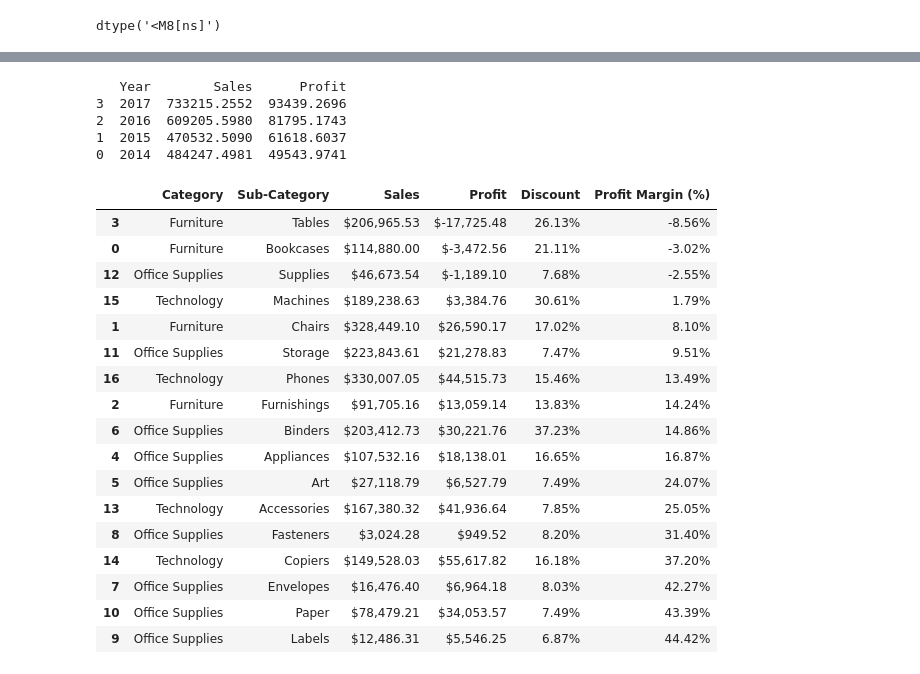
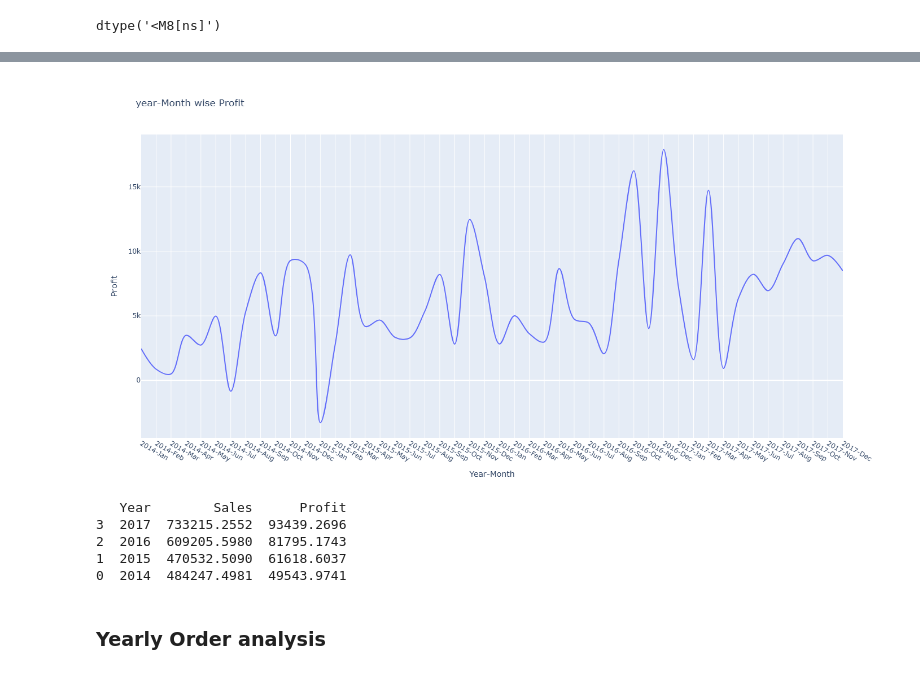
Before and after one commit to Akhil1U/Python_Basics, a Jupyter notebook: Numpy_pandas_matploat/superstore_analysis.ipynb, the cells around one changed output, grey strips where cells are left out. Cells and saved outputs as stored; diff of their text form; code cells hidden in the pictures.

```diff
--- a/Numpy_pandas_matploat/superstore_analysis.ipynb
+++ b/Numpy_pandas_matploat/superstore_analysis.ipynb
@@ -265,0 +389,13 @@ print(first_year)
+# %%
+fig = px.line(monthly_trends,
+             y='Profit',
+             x='Year-Month',
+             title='year-Month wise Profit'
+              ,render_mode="svg",line_shape="spline",)
+fig.update_layout(
+    height=700,
+    width=3000,
+)
+fig.show()
+# %% [output]
+[figure, added]
@@ -275,40 +422,21 @@ print(yearly_trands)
 1  2015  470532.5090  61618.6037
 0  2014  484247.4981  49543.9741
 # %%
-profit_analysis = df.groupby(['Category', 'Sub-Category']).agg({
-    'Sales': 'sum',
-    'Profit': 'sum',
-    'Discount': 'mean'
-}).reset_index()
+# profit_analysis = df.groupby(['Category', 'Sub-Category']).agg({
+#     'Sales': 'sum',
+#     'Profit': 'sum',
+#     'Discount': 'mean'
+# }).reset_index()
 
-# Calculate Profit Margin
-profit_analysis['Profit Margin (%)'] = (profit_analysis['Profit'] / profit_analysis['Sales']) * 100
+# # Calculate Profit Margin
+# profit_analysis['Profit Margin (%)'] = (profit_analysis['Profit'] / profit_analysis['Sales']) * 100
 
-# Format as styled table
-styled_table = (
-    profit_analysis.sort_values('Profit Margin (%)', ascending=True).style.format({
-        'Sales': '${:,.2f}',
-        'Profit': '${:,.2f}',
-        'Discount': '{:.2%}',
-        'Profit Margin (%)': '{:.2f}%'
-    }))
-styled_table
+# # Format as styled table
+# styled_table = (
+#     profit_analysis.sort_values('Profit Margin (%)', ascending=True).style.format({
+#         'Sales': '${:,.2f}',
+#         'Profit': '${:,.2f}',
+#         'Discount': '{:.2%}',
+#         'Profit Margin (%)': '{:.2f}%'
+#     }))
+# styled_table
-# %% [output]
-|  | Category | Sub-Category | Sales | Profit | Discount | Profit Margin (%) |
-| 3 | Furniture | Tables | $206,965.53 | $-17,725.48 | 26.13% | -8.56% |
-| 0 | Furniture | Bookcases | $114,880.00 | $-3,472.56 | 21.11% | -3.02% |
-| 12 | Office Supplies | Supplies | $46,673.54 | $-1,189.10 | 7.68% | -2.55% |
-| 15 | Technology | Machines | $189,238.63 | $3,384.76 | 30.61% | 1.79% |
-| 1 | Furniture | Chairs | $328,449.10 | $26,590.17 | 17.02% | 8.10% |
-| 11 | Office Supplies | Storage | $223,843.61 | $21,278.83 | 7.47% | 9.51% |
-| 16 | Technology | Phones | $330,007.05 | $44,515.73 | 15.46% | 13.49% |
-| 2 | Furniture | Furnishings | $91,705.16 | $13,059.14 | 13.83% | 14.24% |
-| 6 | Office Supplies | Binders | $203,412.73 | $30,221.76 | 37.23% | 14.86% |
-| 4 | Office Supplies | Appliances | $107,532.16 | $18,138.01 | 16.65% | 16.87% |
-| 5 | Office Supplies | Art | $27,118.79 | $6,527.79 | 7.49% | 24.07% |
-| 13 | Technology | Accessories | $167,380.32 | $41,936.64 | 7.85% | 25.05% |
-| 8 | Office Supplies | Fasteners | $3,024.28 | $949.52 | 8.20% | 31.40% |
-| 14 | Technology | Copiers | $149,528.03 | $55,617.82 | 16.18% | 37.20% |
-| 7 | Office Supplies | Envelopes | $16,476.40 | $6,964.18 | 8.03% | 42.27% |
-| 10 | Office Supplies | Paper | $78,479.21 | $34,053.57 | 7.49% | 43.39% |
-| 9 | Office Supplies | Labels | $12,486.31 | $5,546.25 | 6.87% | 44.42% |
@@ -318,0 +443,2 @@ fig.show()
+# %% [markdown]
+### Yearly Order analysis
```
Also changed, not shown: parts of 29 cells of this notebook, 1 other file.
